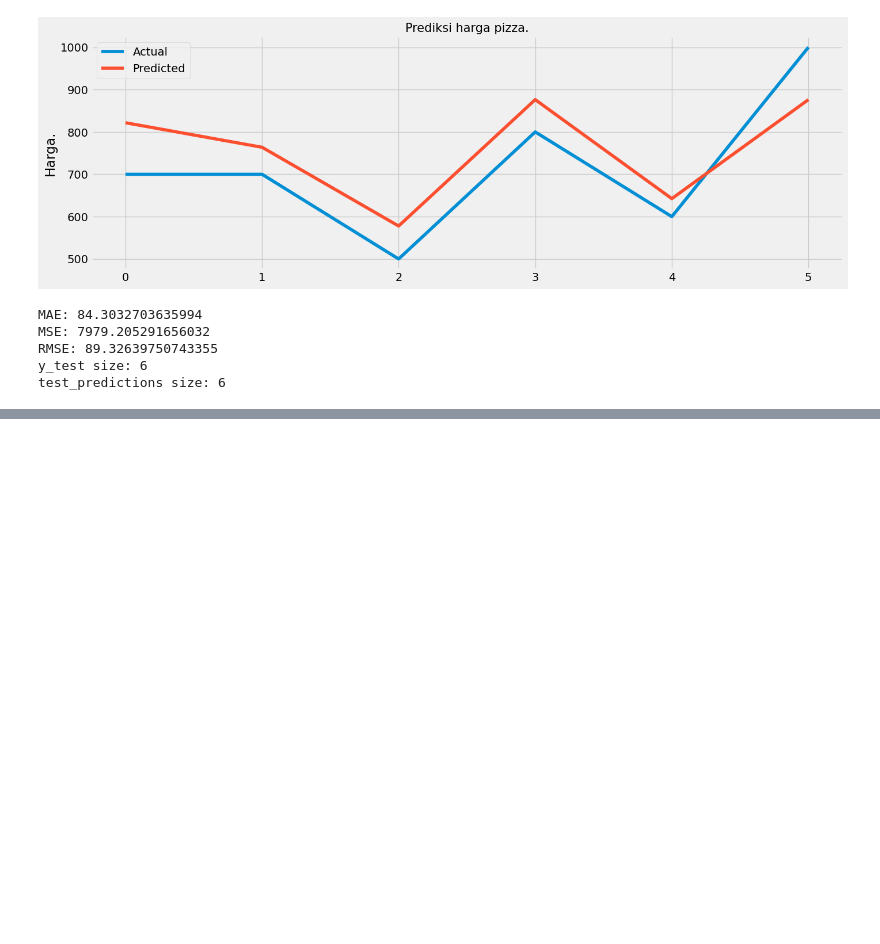
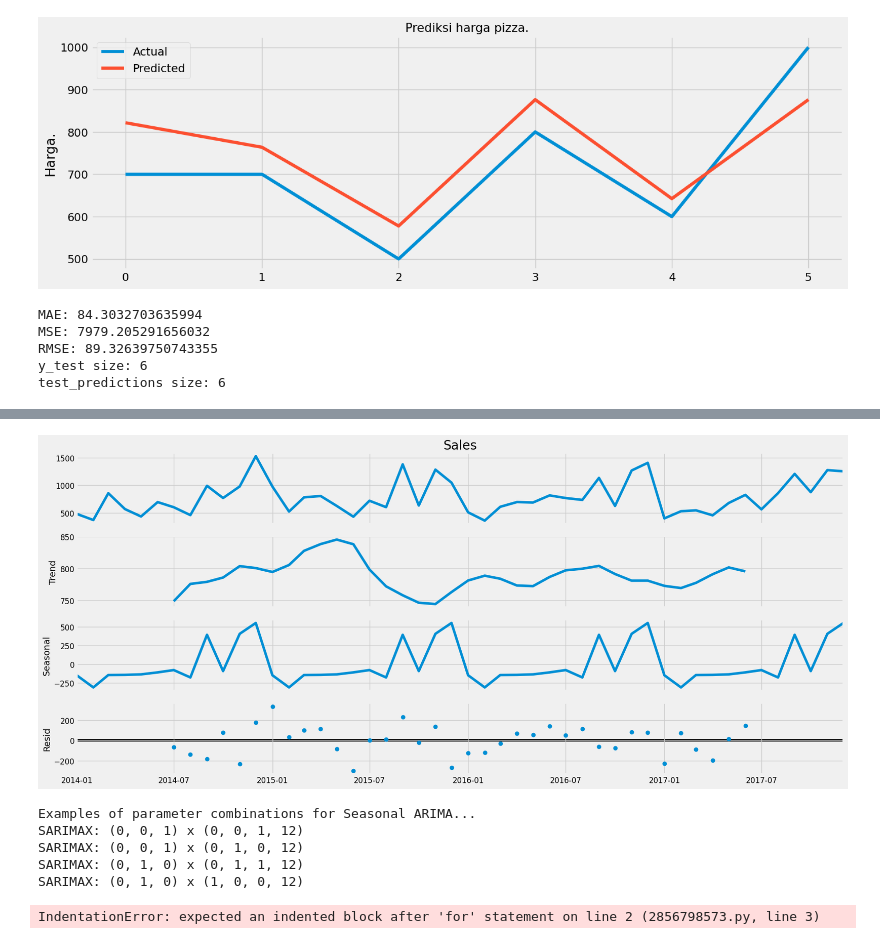
Before and after one commit to rachmadhartono8/Datamining-with-flask, a Jupyter notebook: latihan12.ipynb, the cells around one changed output, grey strips where cells are left out. Saved outputs shown, nothing was run; the diff lists cells and outputs as text; code cells hidden in the pictures; blank space fills up the shorter version.

```diff
--- a/latihan12.ipynb
+++ b/latihan12.ipynb
@@ -171,0 +236,38 @@ ModuleNotFoundError: No module named 'statsmodels'
+# %%
+from pylab import rcParams
+rcParams['figure.figsize'] = 18, 8
+decomposition = sm.tsa.seasonal_decompose(y, model='additive')
+fig = decomposition.plot()
+plt.show()
+# %% [output]
+[figure, added]
+# %%
+p = d = q = range(0, 2)
+pdq = list(itertools.product(p, d, q))
+seasonal_pdq = [(x[0], x[1], x[2], 12) for x in list(itertools.product(p, d, q))]
+print('Examples of parameter combinations for Seasonal ARIMA...')
+print('SARIMAX: {} x {}'.format(pdq[1], seasonal_pdq[1]))
+print('SARIMAX: {} x {}'.format(pdq[1], seasonal_pdq[2]))
+print('SARIMAX: {} x {}'.format(pdq[2], seasonal_pdq[3]))
+print('SARIMAX: {} x {}'.format(pdq[2], seasonal_pdq[4]))
+# %% [output]
+Examples of parameter combinations for Seasonal ARIMA...
+SARIMAX: (0, 0, 1) x (0, 0, 1, 12)
+SARIMAX: (0, 0, 1) x (0, 1, 0, 12)
+SARIMAX: (0, 1, 0) x (0, 1, 1, 12)
+SARIMAX: (0, 1, 0) x (1, 0, 0, 12)
+# %%
+for param in pdq:
+ for param_seasonal in seasonal_pdq:
+ try:
+ mod = sm.tsa.statespace.SARIMAX(y,
+ order=param,
+ seasonal_order=param_seasonal,
+ enforce_stationarity=False,
+ enforce_invertibility=False)
+ results = mod.fit()
+ print('ARIMA{}x{}12 - AIC:{}'.format(param, param_seasonal, results.aic))
+ except:
+ continue
+# %% [output]
+IndentationError: expected an indented block after 'for' statement on line 2 (2856798573.py, line 3)
```
Also changed, not shown: parts of 21 cells of this notebook, 2 other files.
